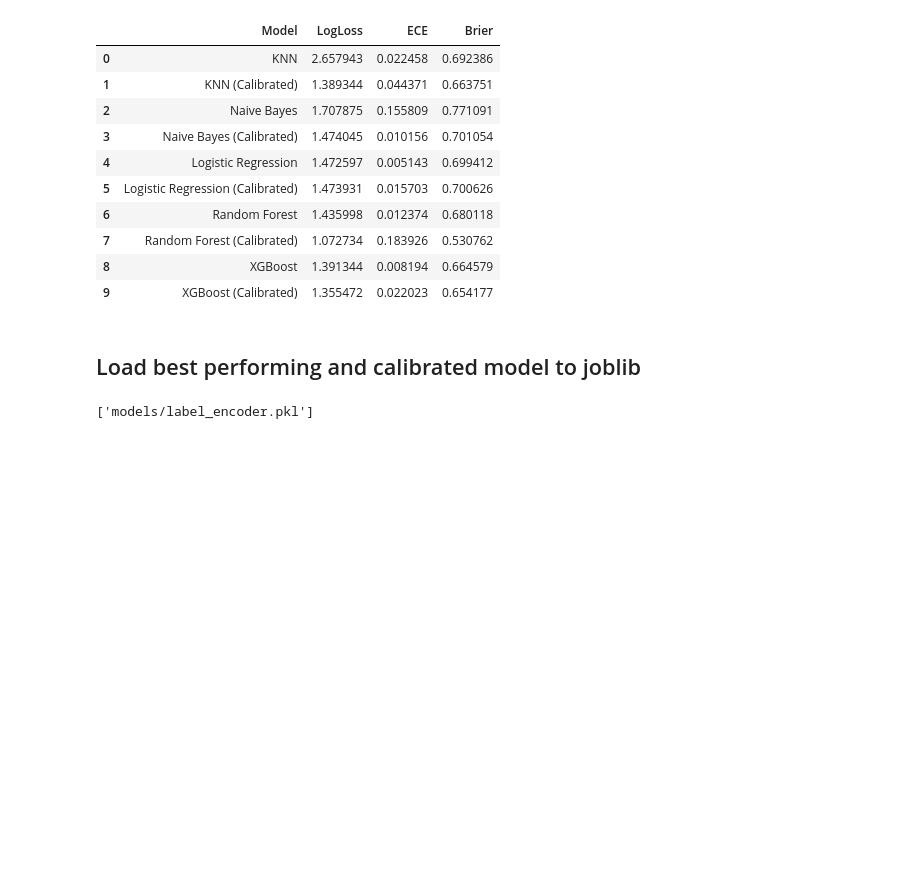
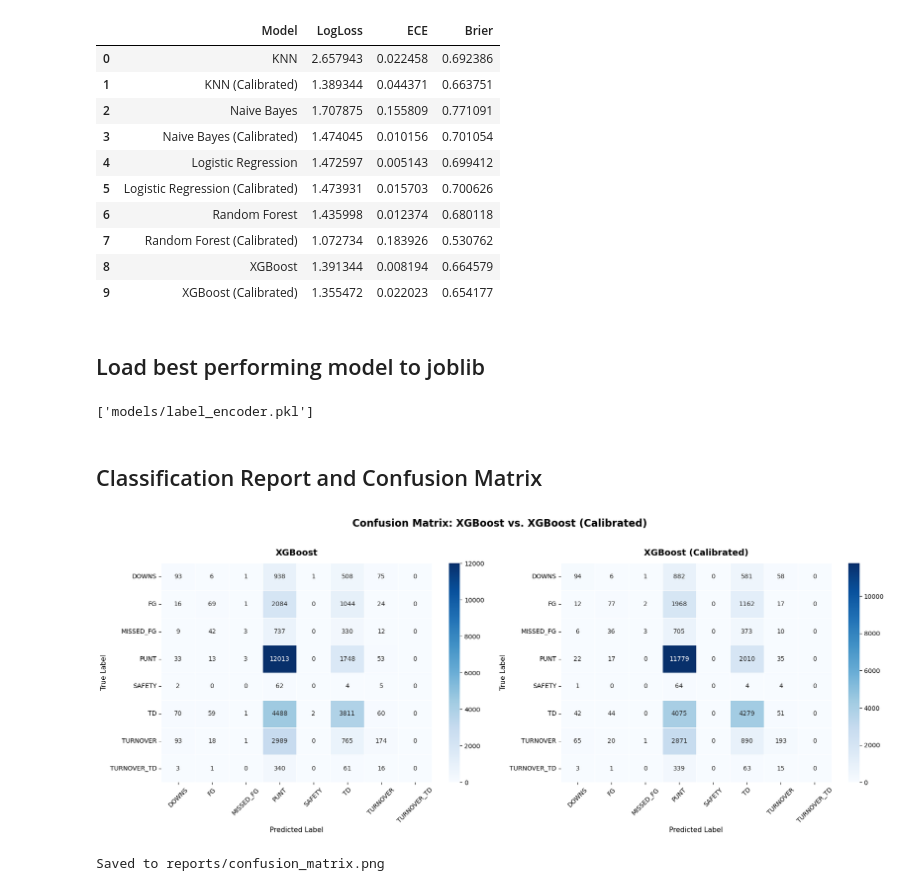
Before and after one commit to truett-jt/CFB-Simulator, a Jupyter notebook: cfb.ipynb, the cells around one changed output. Drawn from its saved outputs; the diff is of its cells as text; code cells hidden in the pictures; blank space fills up the shorter version.

Commit message:
model_results

```diff
--- a/cfb.ipynb
+++ b/cfb.ipynb
@@ -1225,12 +1235,62 @@ display(results_df)
 | 8 | XGBoost | 1.391344 | 0.008194 | 0.664579 |
 | 9 | XGBoost (Calibrated) | 1.355472 | 0.022023 | 0.654177 |
 # %% [markdown]
-## Load best performing and calibrated model to joblib
+## Load best performing model to joblib
 # %%
 joblib.dump(xgb_calibrated, "models/xgb_calibrated.pkl")
 joblib.dump(le, "models/label_encoder.pkl")
 # %% [output]
 ['models/label_encoder.pkl']
+# %% [markdown]
+## Classification Report and Confusion Matrix
+# %%
+# Class labels
+class_labels = ['DOWNS', 'FG', 'MISSED_FG', 'PUNT', 'SAFETY', 'TD', 'TURNOVER', 'TURNOVER_TD']
+
+# Generate predictions for both models
+y_pred_xgb = best_xgb.predict(X_val)
+y_pred_xgb_cal = xgb_calibrated.predict(X_val)
+
+# Compute confusion matrices
+cm_xgb = confusion_matrix(y_val, y_pred_xgb)
+cm_xgb_cal = confusion_matrix(y_val, y_pred_xgb_cal)
+
+# Plot side by side
+fig, axes = plt.subplots(1, 2, figsize=(18, 7))
+
+for ax, cm, title in zip(axes,
+                          [cm_xgb, cm_xgb_cal],
+                          ['XGBoost', 'XGBoost (Calibrated)']):
+    sns.heatmap(
+        cm,
+        annot=True,
+        fmt='d',
+        cmap='Blues',
+        xticklabels=class_labels,
+        yticklabels=class_labels,
+        ax=ax,
+        linewidths=0.5
+    )
+    ax.set_title(title, fontsize=14, fontweight='bold', pad=12)
+    ax.set_xlabel('Predicted Label', fontsize=11)
+    ax.set_ylabel('True Label', fontsize=11)
+    ax.tick_params(axis='x', rotation=45)
+    ax.tick_params(axis='y', rotation=0)
+
+plt.suptitle('Confusion Matrix: XGBoost vs. XGBoost (Calibrated)',
+             fontsize=16, fontweight='bold', y=1.02)
+plt.tight_layout()
+
+# Save to reports folder
+reports_dir = './reports'
+os.makedirs(reports_dir, exist_ok=True)
+plt.savefig(os.path.join(reports_dir, 'confusion_matrix.png'),
+            dpi=150, bbox_inches='tight')
+plt.show()
+print("Saved to reports/confusion_matrix.png")
+# %% [output]
+[figure, added]
+Saved to reports/confusion_matrix.png
 # %%
 # take a look at your classification report
 # decent accuracy. Biggest concern is really the FG percentage
```
Also changed, not shown: parts of 13 cells of this notebook, 3 other files.
